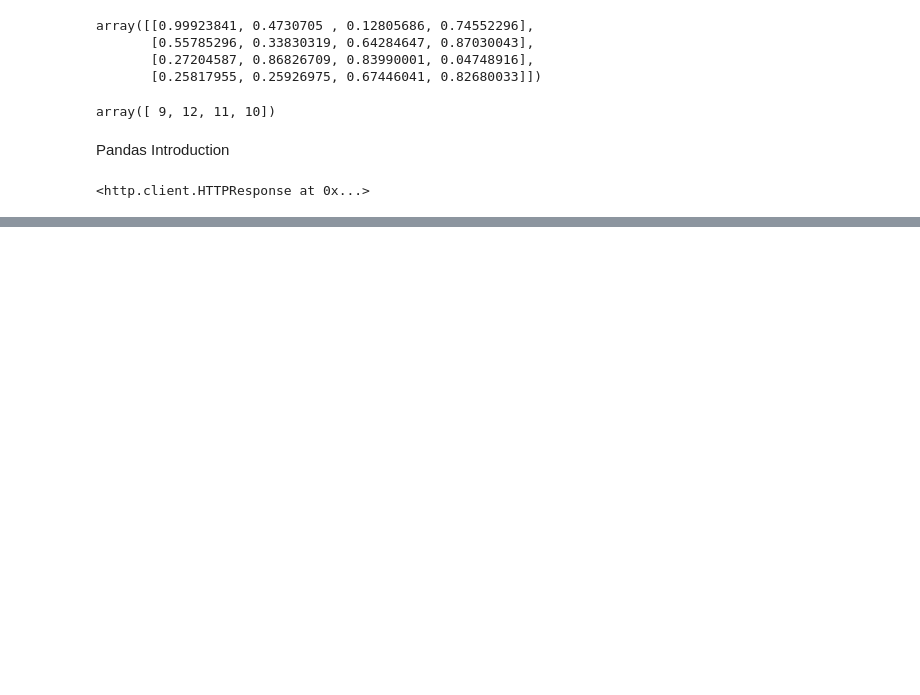
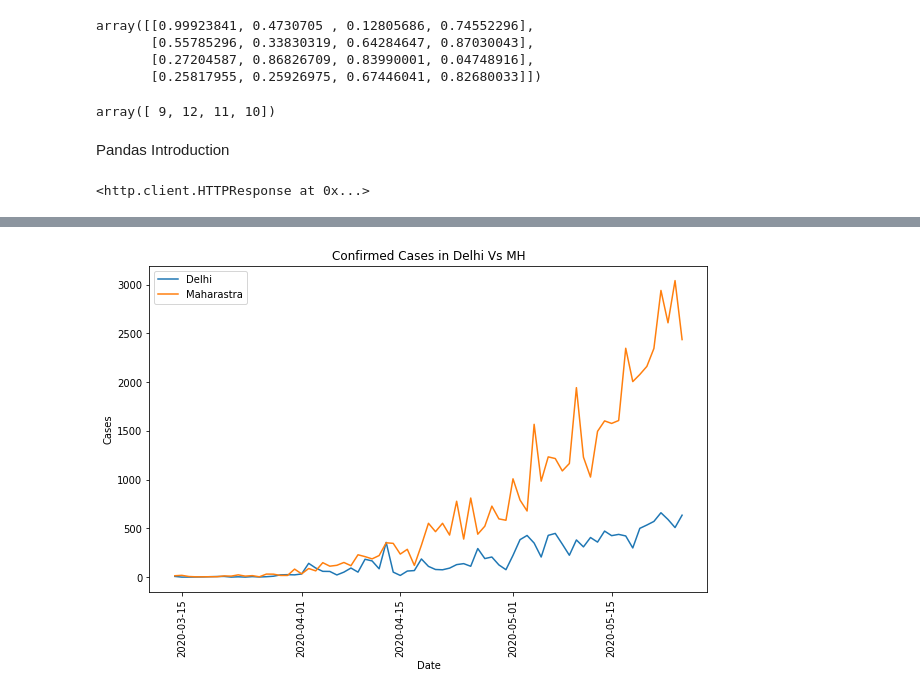
Before and after one commit to brainmentorspvtltd/ML_OnlineFDP, a Jupyter notebook: DataAnalysis.ipynb, the cells around one changed output, grey strips where cells are left out. Cells and saved outputs as stored; diff of their text form; code cells hidden in the pictures; blank space fills up the shorter version.

```diff
--- a/DataAnalysis.ipynb
+++ b/DataAnalysis.ipynb
@@ -94,0 +248,12 @@ json_data
+# %%
+plt.figure(figsize=(10,6))
+plt.plot(confirmed['date'], confirmed['dl'], label = 'Delhi')
+plt.plot(confirmed['date'], confirmed['mh'], label = 'Maharastra')
+plt.xlabel("Date")
+plt.ylabel("Cases")
+plt.title("Confirmed Cases in Delhi Vs MH")
+plt.xticks(rotation = 'vertical')
+plt.legend()
+plt.show()
+# %% [output]
+[figure, added]
```
Also changed, not shown: parts of 30 cells of this notebook.
